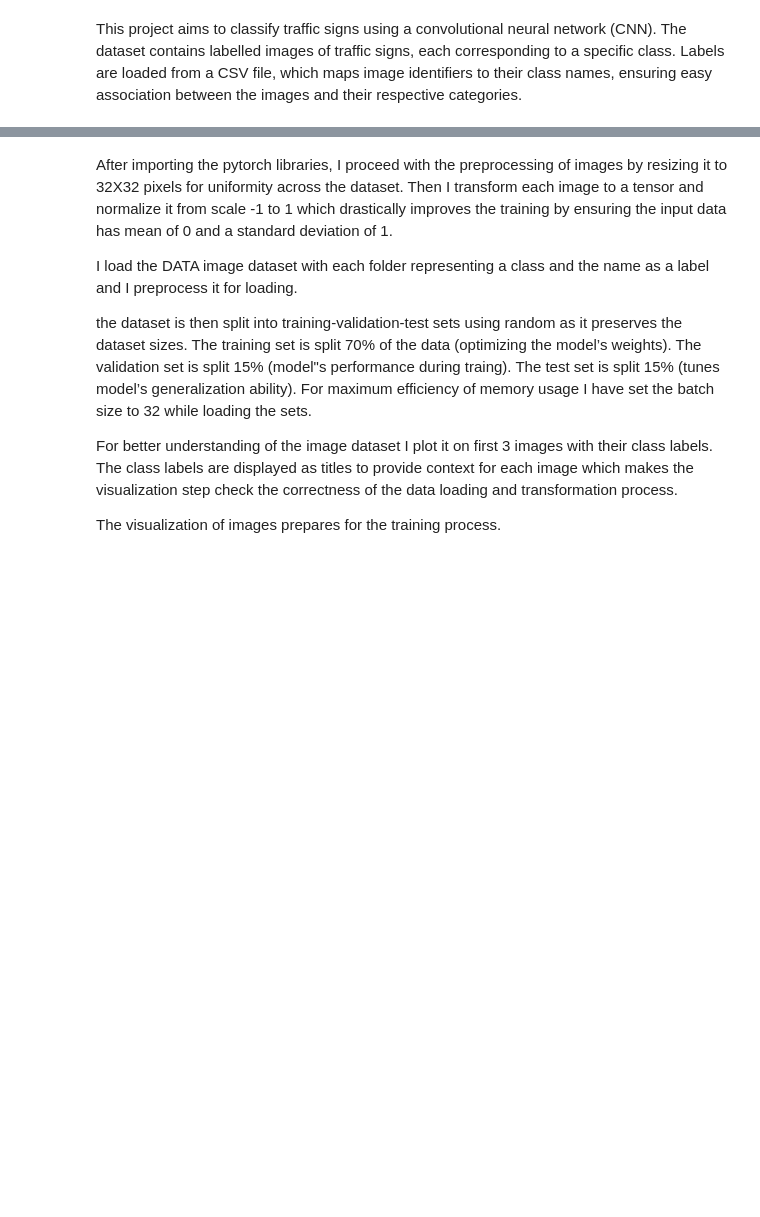
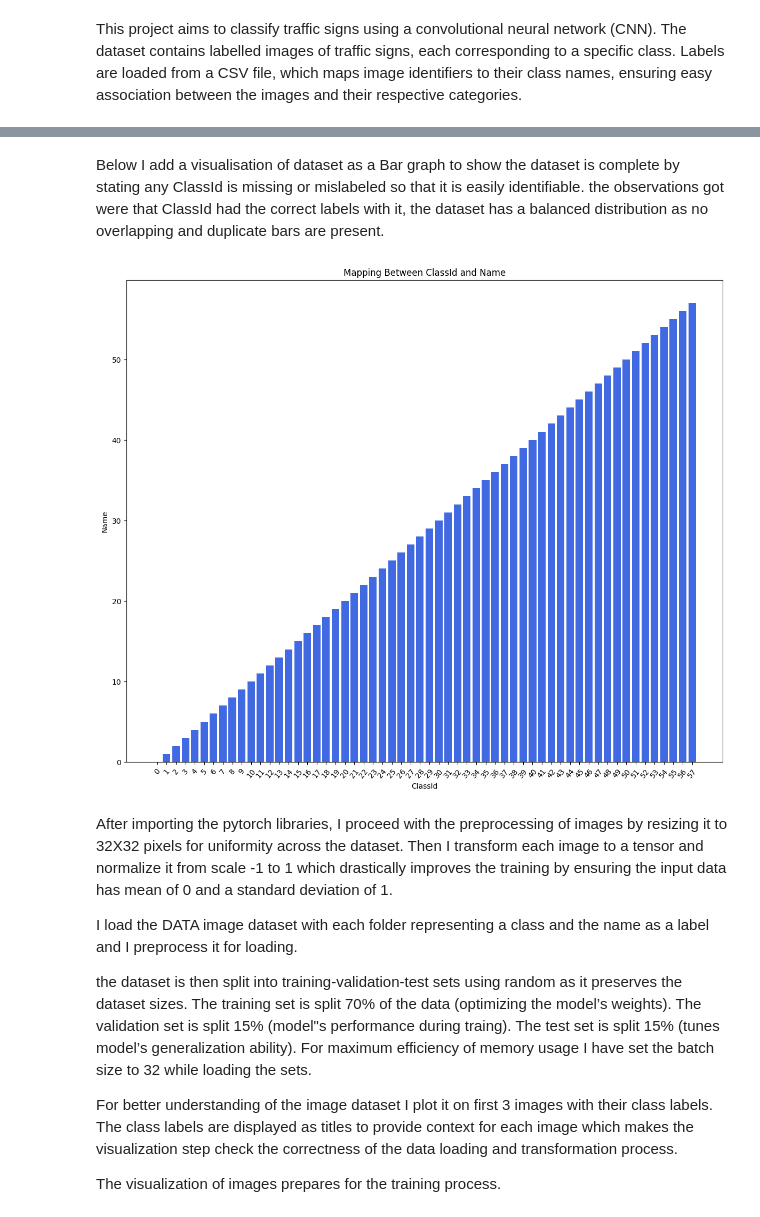
Before and after one commit to yarik-kra/Intro-AI-Coursework, a Jupyter notebook: CNN.ipynb, the cells around one changed output, grey strips where cells are left out. Drawn from its saved outputs; the diff is of its cells as text; code cells hidden in the pictures; blank space fills up the shorter version.

```diff
--- a/CNN.ipynb
+++ b/CNN.ipynb
@@ -39,3 +35,26 @@ please provide us feedback at https://github.com/pandas-dev/pandas/issues/54466
+# %% [markdown]
+Below I add a visualisation of dataset as a Bar graph to show the dataset is complete by stating any ClassId is missing or mislabeled so that it is easily identifiable.
+the observations got were that ClassId had the correct labels with it, the dataset has a balanced distribution as no overlapping and duplicate bars are present.
+# %%
+# importing the libraries
+import pandas as pd
+import matplotlib.pyplot as plt
+
+# Loading  the dataset
+file_path = '/Users/ibhaankudalkar/Downloads/archive/labels.csv'  # Update the path to your file
+df = pd.read_csv(file_path)
+
+# Plotting ClassId and Name mapping
+plt.figure(figsize=(12, 10))
+plt.bar(df['ClassId'], df['ClassId'], color='royalblue')
+plt.title("Mapping Between ClassId and Name")
+plt.xlabel("ClassId")
+plt.ylabel("Name")
+plt.tight_layout()
+plt.xticks(df['ClassId'], rotation=50)
+plt.show()
+# %% [output]
+[figure, added]
 # %% [markdown]
 After importing the pytorch libraries, I proceed with the preprocessing of images by resizing it to 32X32 pixels for uniformity across the dataset. Then I transform each image to a tensor and normalize it from scale -1 to 1 which drastically improves the training by ensuring the input data has mean of 0 and a standard deviation of 1.
 
```
Also changed, not shown: parts of 6 cells of this notebook.
